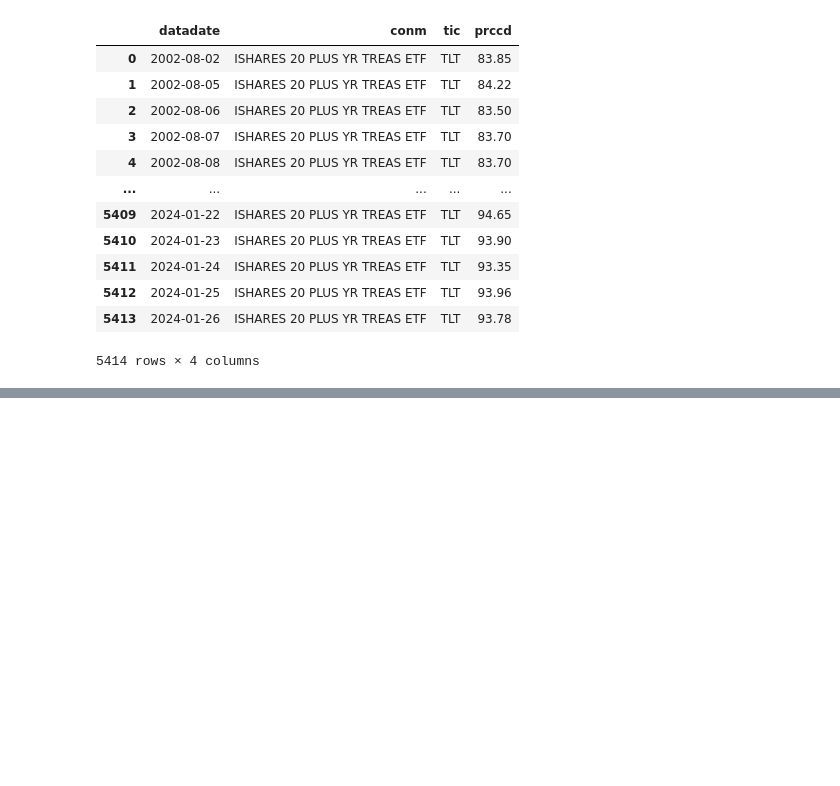
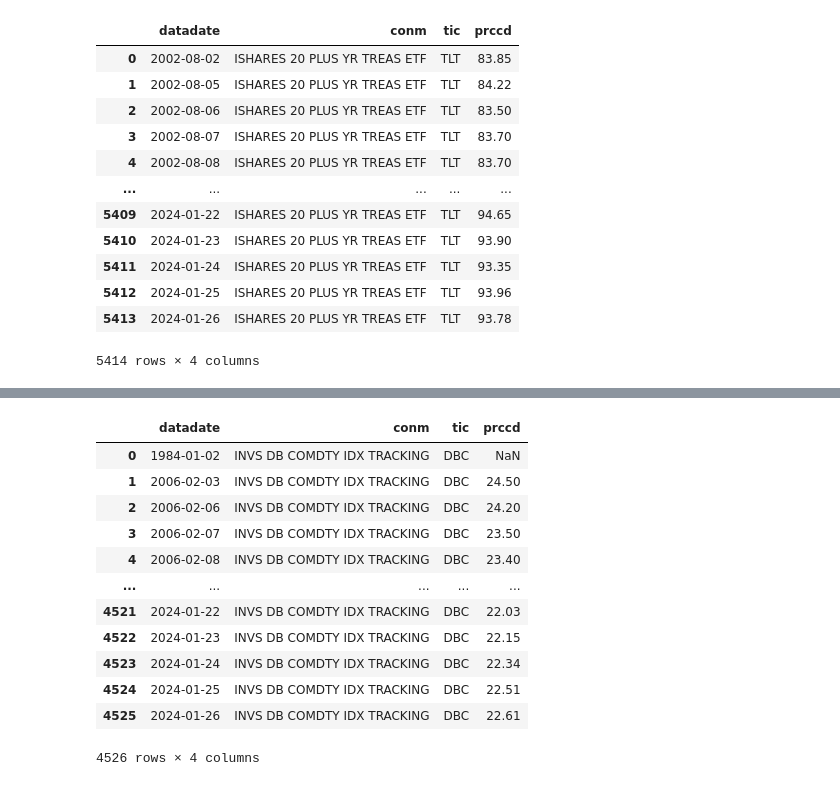
Before and after one commit to NUSFintechQuant/AY2324S1-Modern-Portfolio-Theory, a Jupyter notebook: data/wrds.ipynb, the cells around one changed output, grey strips where cells are left out. Cells and saved outputs as stored; diff of their text form; code cells hidden in the pictures; blank space fills up the shorter version.

```diff
--- a/data/wrds.ipynb
+++ b/data/wrds.ipynb
@@ -174,0 +226,22 @@ us_bonds_df
+# %%
+# Gather data for commodities (DBC)
+commodities = conn.raw_sql("""
+    select datadate, conm, tic, prccd
+    from comp_na_daily_all.secd
+    where tic = 'DBC'
+    """)
+commodities
+# %% [output]
+|  | datadate | conm | tic | prccd |
+| 0 | 1984-01-02 | INVS DB COMDTY IDX TRACKING | DBC | NaN |
+| 1 | 2006-02-03 | INVS DB COMDTY IDX TRACKING | DBC | 24.50 |
+| 2 | 2006-02-06 | INVS DB COMDTY IDX TRACKING | DBC | 24.20 |
+| 3 | 2006-02-07 | INVS DB COMDTY IDX TRACKING | DBC | 23.50 |
+| 4 | 2006-02-08 | INVS DB COMDTY IDX TRACKING | DBC | 23.40 |
+| ... | ... | ... | ... | ... |
+| 4521 | 2024-01-22 | INVS DB COMDTY IDX TRACKING | DBC | 22.03 |
+| 4522 | 2024-01-23 | INVS DB COMDTY IDX TRACKING | DBC | 22.15 |
+| 4523 | 2024-01-24 | INVS DB COMDTY IDX TRACKING | DBC | 22.34 |
+| 4524 | 2024-01-25 | INVS DB COMDTY IDX TRACKING | DBC | 22.51 |
+| 4525 | 2024-01-26 | INVS DB COMDTY IDX TRACKING | DBC | 22.61 |
+4526 rows × 4 columns
```
Also changed, not shown: parts of 10 cells of this notebook, 4 other files.
